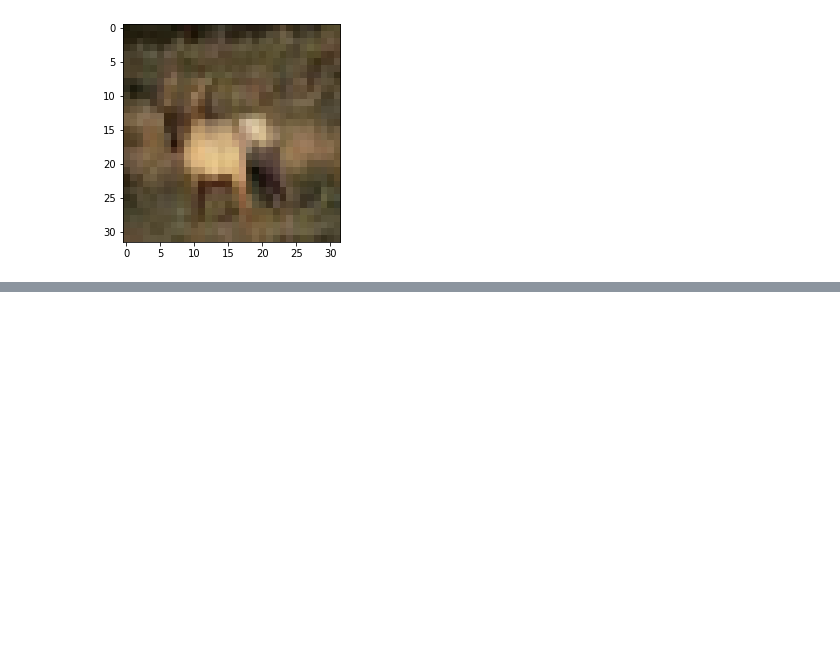
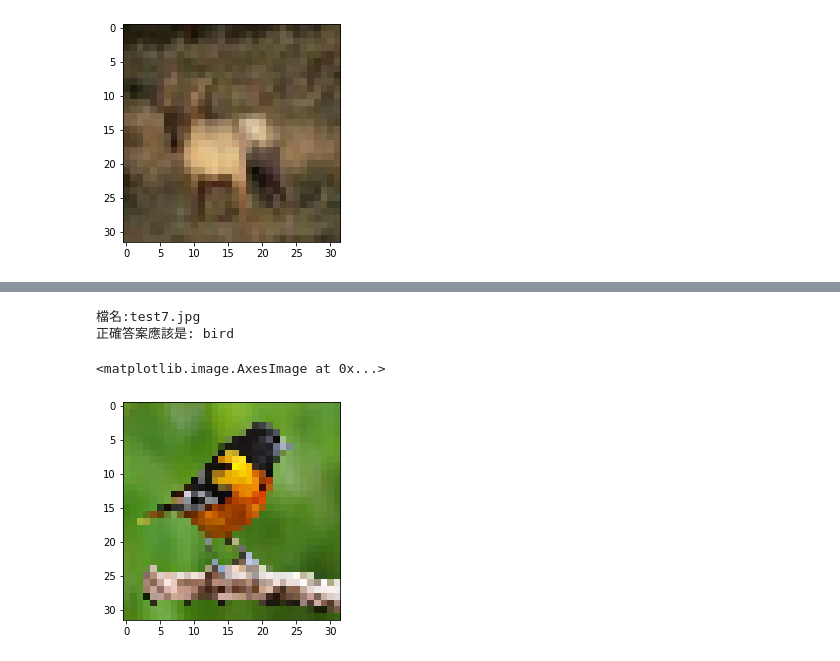
Before and after one commit to Elwing-Chou/ML0407, a Jupyter notebook: cifar10.ipynb, the cells around one changed output, grey strips where cells are left out. Cells and saved outputs as stored; diff of their text form; code cells hidden in the pictures; blank space fills up the shorter version.

```diff
--- a/cifar10.ipynb
+++ b/cifar10.ipynb
@@ -92,3 +92,11 @@ Total params: 896,522
 Trainable params: 896,522
 Non-trainable params: 0
 _________________________________________________________________
+# %%
+from tensorflow.keras.losses import SparseCategoricalCrossentropy
+model.compile(loss=SparseCategoricalCrossentropy(),
+              optimizer="adam",
+              metrics=["accuracy"])
+# %%
+x_train_norm = x_train / 255
+x_test_norm = x_test / 255
@@ -94,0 +180,13 @@ _________________________________________________________________
+# %%
+from tensorflow.keras.preprocessing.image import load_img
+f = input("檔名:")
+img_raw = load_img(f, target_size=(32, 32))
+img = np.array(img_raw).reshape(1, 32, 32, 3) / 255
+answer = model.predict_classes(img)[0]
+print("正確答案應該是:", names[answer])
+plt.imshow(img_raw)
+# %% [output]
+檔名:test7.jpg
+正確答案應該是: bird
+<matplotlib.image.AxesImage at 0x...>
+[figure, added]
```
Also changed, not shown: parts of 7 cells of this notebook.
